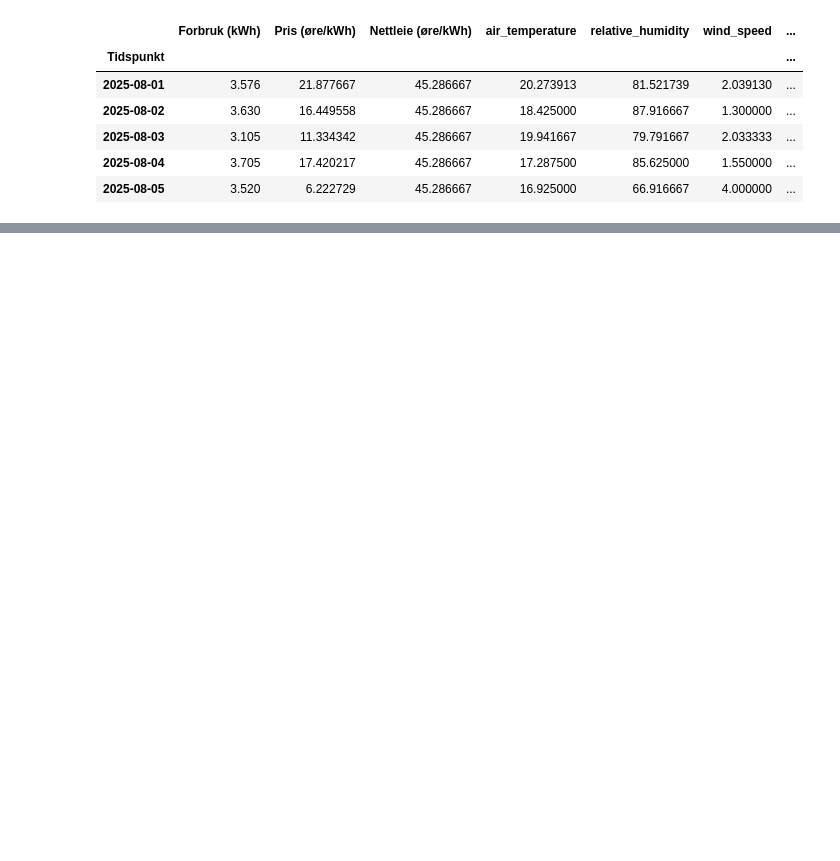
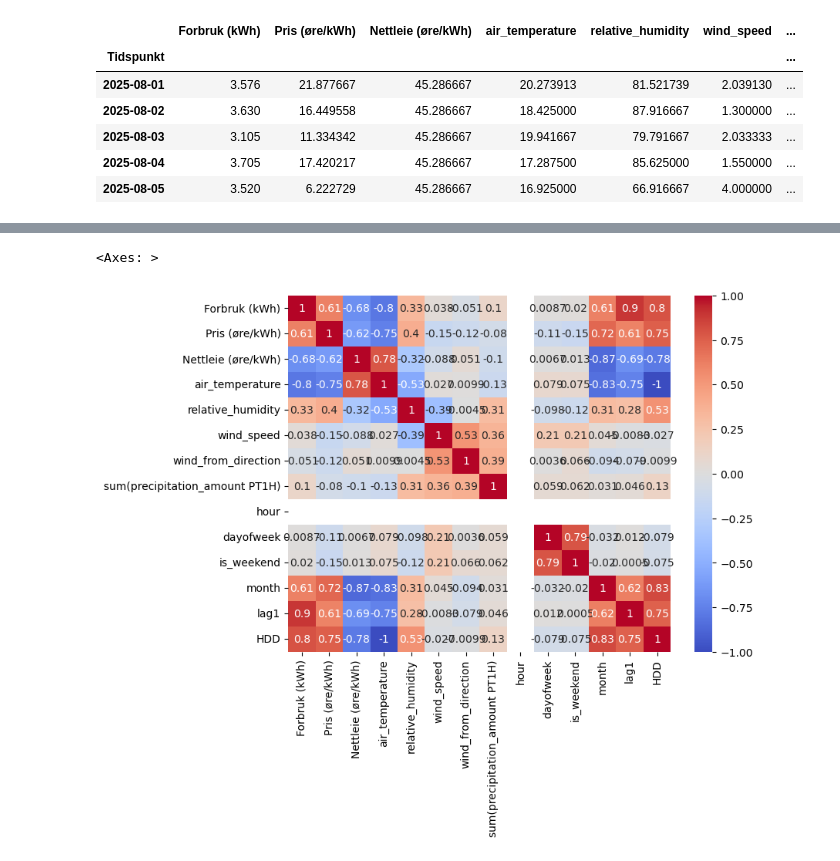
Before and after one commit to EndreAa/poweranalysis, a Jupyter notebook: notebooks/case_analysis.ipynb, the cells around one changed output, grey strips where cells are left out. Cells and saved outputs as stored; diff of their text form; code cells hidden in the pictures; blank space fills up the shorter version.

```diff
--- a/notebooks/case_analysis.ipynb
+++ b/notebooks/case_analysis.ipynb
@@ -25,0 +43,7 @@ df_daily.head()
+# %%
+## Heatmap av korrelasjon mellom variabler
+plt.figure(figsize=(8, 6))
+sns.heatmap(df_daily.corr(), annot=True, cmap="coolwarm", vmin=-1, vmax=1)
+# %% [output]
+<Axes: >
+[figure, added]
```
Also changed, not shown: parts of 13 cells of this notebook, 3 other files.
